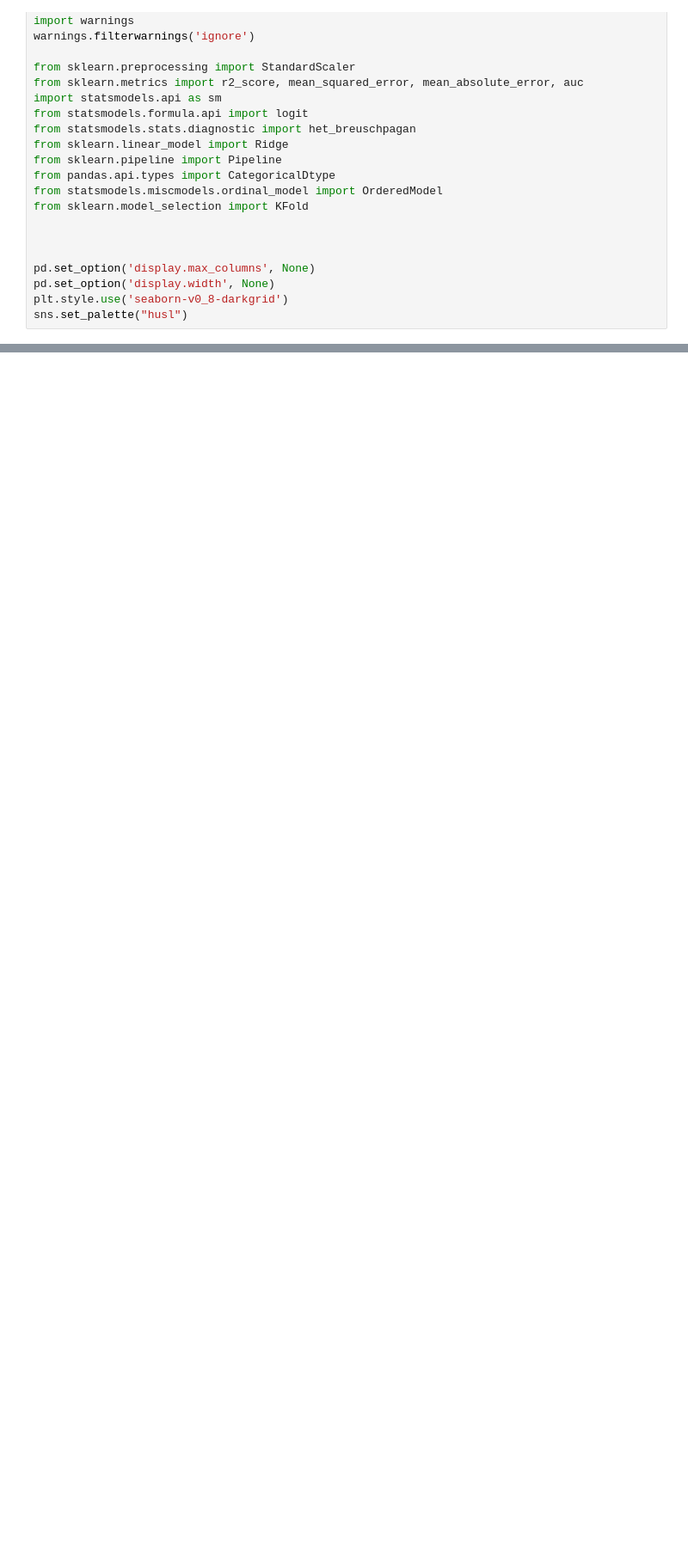
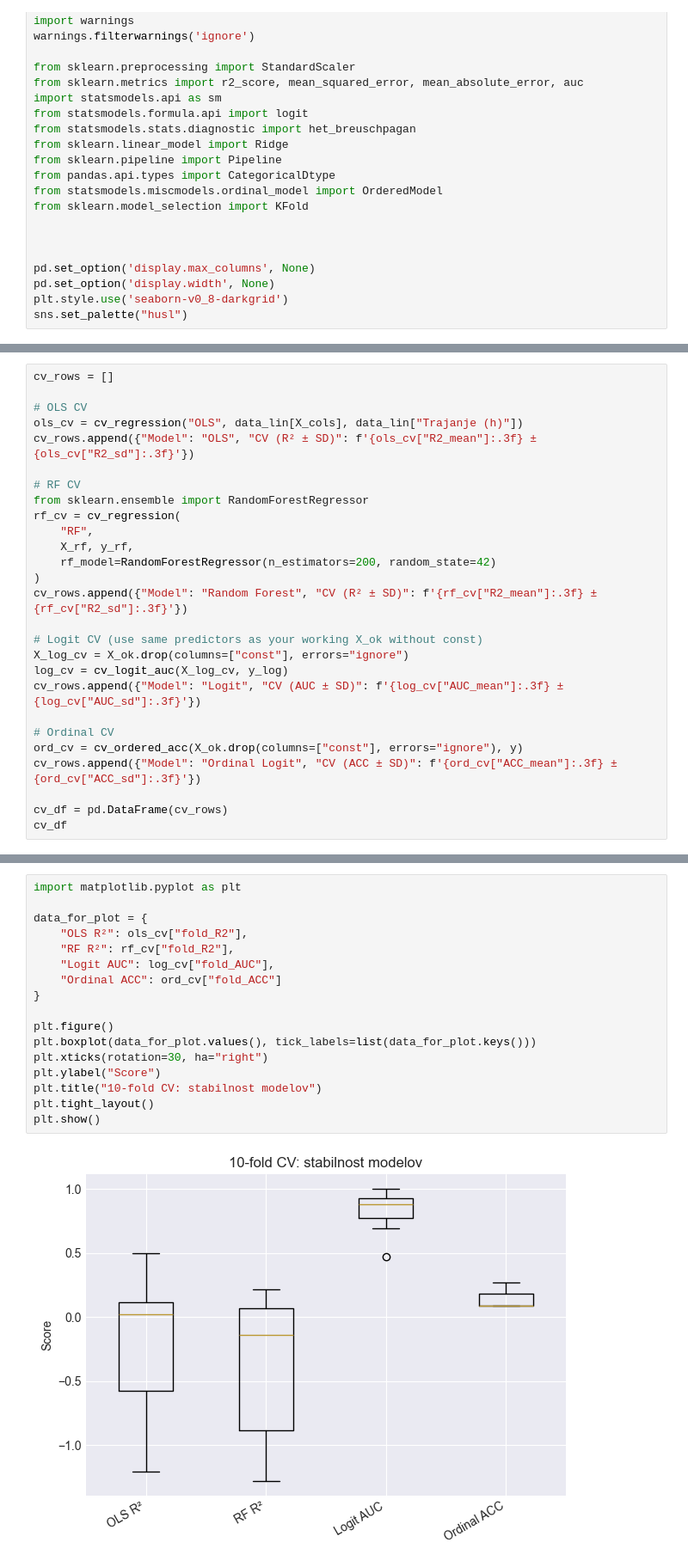
Before and after one commit to StefanSrnjakov/third-semester, a Jupyter notebook: VitkoUpravljanje/vaja5/main2.ipynb, the cells around one changed output, grey strips where cells are left out. Shown at 86% size. Saved outputs shown, nothing was run; the diff lists cells and outputs as text; blank space fills up the shorter version.

```diff
--- a/VitkoUpravljanje/vaja5/main2.ipynb
+++ b/VitkoUpravljanje/vaja5/main2.ipynb
@@ -712,0 +641,27 @@ Model bi uporabili za **prepoznavo in optimizacijo kritičnih procesnih korakov*
+# %%
+cv_rows = []
+
+# OLS CV
+ols_cv = cv_regression("OLS", data_lin[X_cols], data_lin["Trajanje (h)"])
+cv_rows.append({"Model": "OLS", "CV (R² ± SD)": f'{ols_cv["R2_mean"]:.3f} ± {ols_cv["R2_sd"]:.3f}'})
+
+# RF CV
+from sklearn.ensemble import RandomForestRegressor
+rf_cv = cv_regression(
+    "RF",
+    X_rf, y_rf,
+    rf_model=RandomForestRegressor(n_estimators=200, random_state=42)
+)
+cv_rows.append({"Model": "Random Forest", "CV (R² ± SD)": f'{rf_cv["R2_mean"]:.3f} ± {rf_cv["R2_sd"]:.3f}'})
+
+# Logit CV (use same predictors as your working X_ok without const)
+X_log_cv = X_ok.drop(columns=["const"], errors="ignore")
+log_cv = cv_logit_auc(X_log_cv, y_log)
+cv_rows.append({"Model": "Logit", "CV (AUC ± SD)": f'{log_cv["AUC_mean"]:.3f} ± {log_cv["AUC_sd"]:.3f}'})
+
+# Ordinal CV
+ord_cv = cv_ordered_acc(X_ok.drop(columns=["const"], errors="ignore"), y)
+cv_rows.append({"Model": "Ordinal Logit", "CV (ACC ± SD)": f'{ord_cv["ACC_mean"]:.3f} ± {ord_cv["ACC_sd"]:.3f}'})
+
+cv_df = pd.DataFrame(cv_rows)
+cv_df
@@ -712,0 +674,19 @@ Model bi uporabili za **prepoznavo in optimizacijo kritičnih procesnih korakov*
+# %%
+import matplotlib.pyplot as plt
+
+data_for_plot = {
+    "OLS R²": ols_cv["fold_R2"],
+    "RF R²": rf_cv["fold_R2"],
+    "Logit AUC": log_cv["fold_AUC"],
+    "Ordinal ACC": ord_cv["fold_ACC"]
+}
+
+plt.figure()
+plt.boxplot(data_for_plot.values(), tick_labels=list(data_for_plot.keys()))
+plt.xticks(rotation=30, ha="right")
+plt.ylabel("Score")
+plt.title("10-fold CV: stabilnost modelov")
+plt.tight_layout()
+plt.show()
+# %% [output]
+[figure, added]
```
Also changed, not shown: parts of 52 cells of this notebook, 46 other files.
